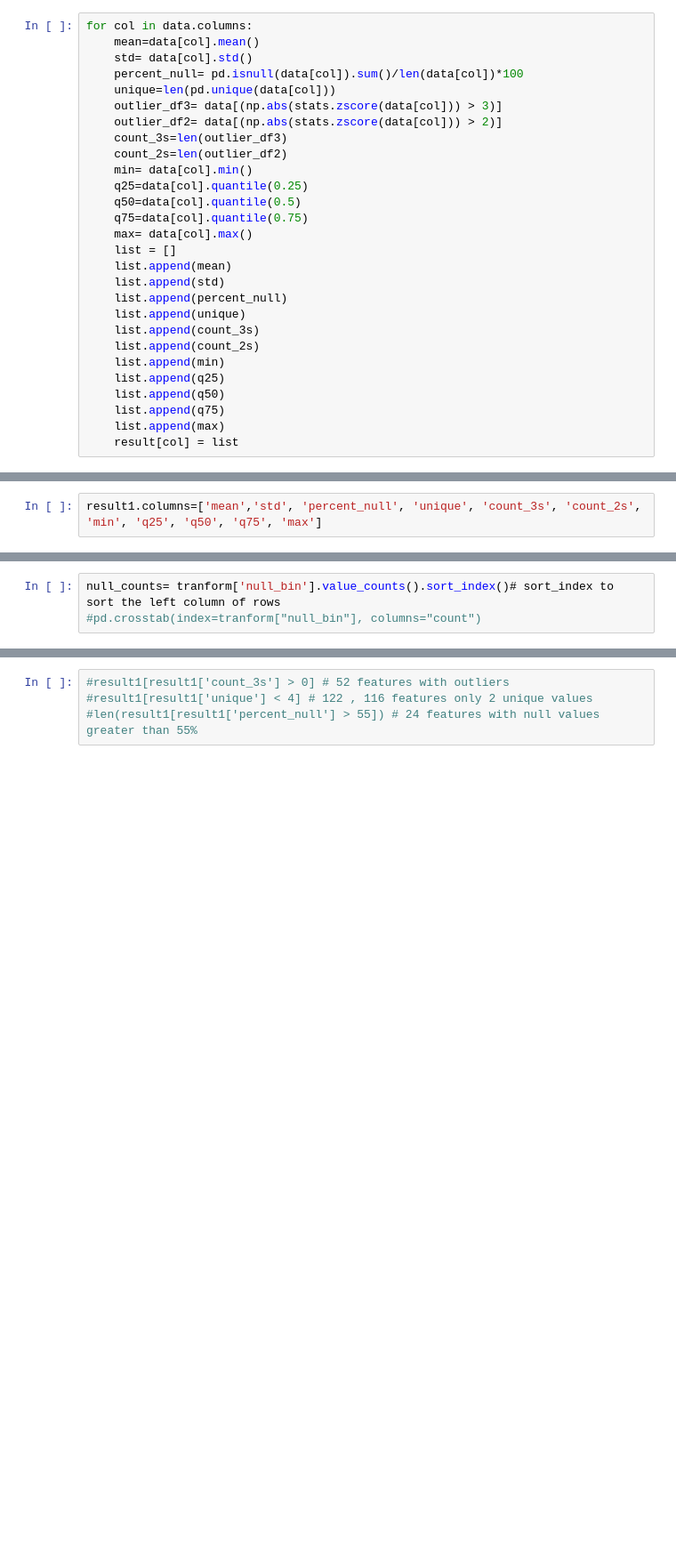
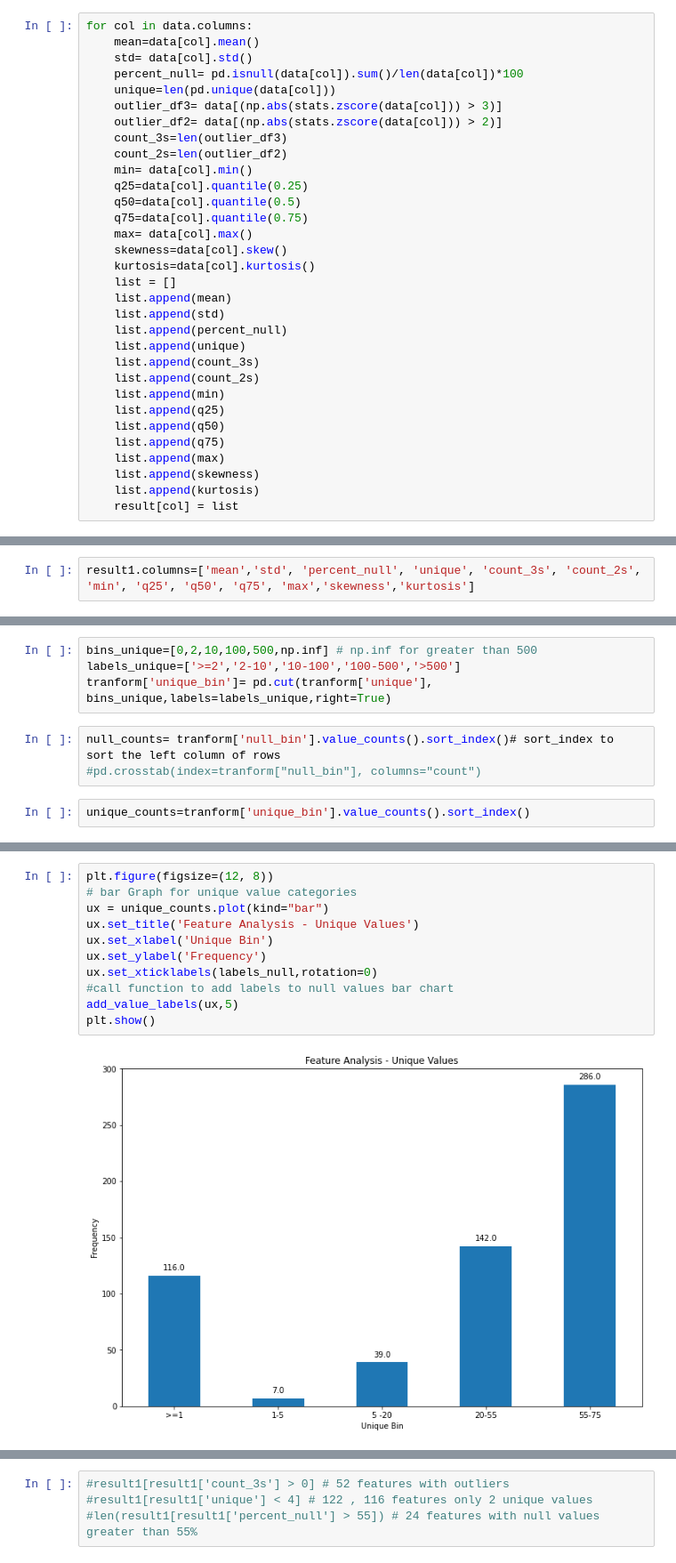
Before and after one commit to hinatanvir/Fault-Detection-SECOM, a Jupyter notebook: EDA.ipynb, the cells around one changed output, grey strips where cells are left out. Shown at 89% size. Drawn from its saved outputs; the diff is of its cells as text; blank space fills up the shorter version.

```diff
--- a/EDA.ipynb
+++ b/EDA.ipynb
@@ -81,6 +81,8 @@ for col in data.columns:
     q50=data[col].quantile(0.5)
     q75=data[col].quantile(0.75)
     max= data[col].max()
+    skewness=data[col].skew()
+    kurtosis=data[col].kurtosis()
     list = []
     list.append(mean)
     list.append(std)
@@ -93,4 +95,6 @@ for col in data.columns:
     list.append(q50)
     list.append(q75)
     list.append(max)
+    list.append(skewness)
+    list.append(kurtosis)
     result[col] = list
@@ -101,4 +105,4 @@ result1=pd.DataFrame.from_dict(result,orient='index')
 # %%
-result1.columns=['mean','std', 'percent_null', 'unique', 'count_3s', 'count_2s', 'min', 'q25', 'q50', 'q75', 'max']
+result1.columns=['mean','std', 'percent_null', 'unique', 'count_3s', 'count_2s', 'min', 'q25', 'q50', 'q75', 'max','skewness','kurtosis']
 # %%
 result1
@@ -148,6 +130,12 @@ tranform
 bins_null=[0,1,5,20,55,75,95]
 labels_null=['>=1','1-5','5 -20','20-55','55-75','75-95']
 tranform['null_bin']= pd.cut(tranform['percent_null'], bins_null,labels=labels_null,right=True)
+# %%
+bins_unique=[0,2,10,100,500,np.inf] # np.inf for greater than 500
+labels_unique=['>=2','2-10','10-100','100-500','>500']
+tranform['unique_bin']= pd.cut(tranform['unique'], bins_unique,labels=labels_unique,right=True)
 # %%
 null_counts= tranform['null_bin'].value_counts().sort_index()# sort_index to sort the left column of rows
 #pd.crosstab(index=tranform["null_bin"], columns="count")
+# %%
+unique_counts=tranform['unique_bin'].value_counts().sort_index()
@@ -169 +164,14 @@ plt.show()
+# %%
+plt.figure(figsize=(12, 8))
+# bar Graph for unique value categories
+ux = unique_counts.plot(kind="bar")
+ux.set_title('Feature Analysis - Unique Values')
+ux.set_xlabel('Unique Bin')
+ux.set_ylabel('Frequency')
+ux.set_xticklabels(labels_null,rotation=0)
+#call function to add labels to null values bar chart
+add_value_labels(ux,5)
+plt.show()
+# %% [output]
+[figure, added]
 # %%
```
Also changed, not shown: parts of 8 cells of this notebook.
